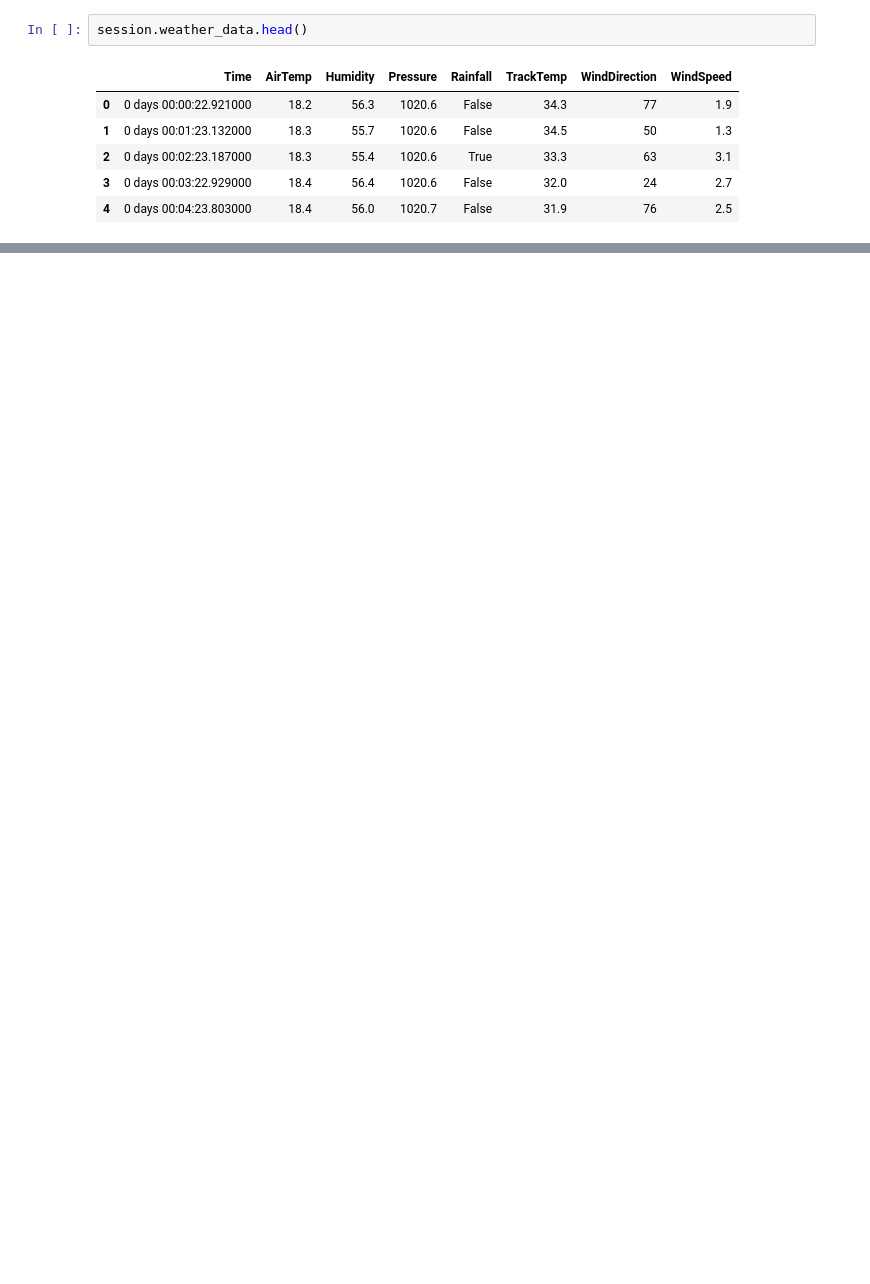
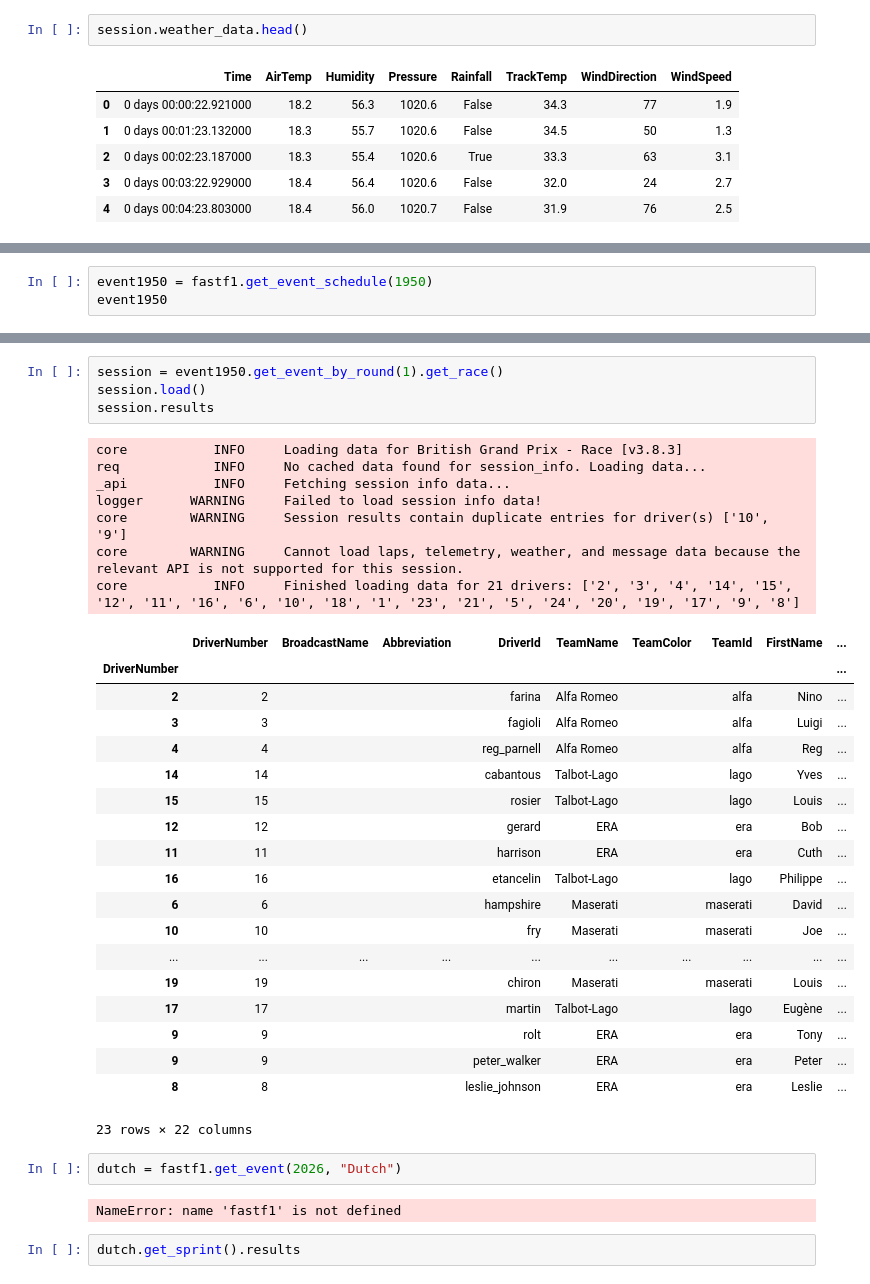
Before and after one commit to LukasBrookfield/f1-strategy-engine, a Jupyter notebook: notebooks/01_fastf1_test.ipynb, the cells around one changed output, grey strips where cells are left out. Drawn from its saved outputs; the diff is of its cells as text; blank space fills up the shorter version.

```diff
--- a/notebooks/01_fastf1_test.ipynb
+++ b/notebooks/01_fastf1_test.ipynb
@@ -75,0 +117,3 @@ session.weather_data.head()
+# %%
+event1950 = fastf1.get_event_schedule(1950)
+event1950
@@ -75,0 +130,37 @@ session.weather_data.head()
+# %%
+session = event1950.get_event_by_round(1).get_race()
+session.load()
+session.results
+# %% [output]
+core           INFO     Loading data for British Grand Prix - Race [v3.8.3]
+req            INFO     No cached data found for session_info. Loading data...
+_api           INFO     Fetching session info data...
+logger      WARNING     Failed to load session info data!
+core        WARNING     Session results contain duplicate entries for driver(s) ['10', '9']
+core        WARNING     Cannot load laps, telemetry, weather, and message data because the relevant API is not supported for this session.
+core           INFO     Finished loading data for 21 drivers: ['2', '3', '4', '14', '15', '12', '11', '16', '6', '10', '18', '1', '23', '21', '5', '24', '20', '19', '17', '9', '8']
+|  | DriverNumber | BroadcastName | Abbreviation | DriverId | TeamName | TeamColor | TeamId | FirstName | ... |
+| DriverNumber |  |  |  |  |  |  |  |  | ... |
+| 2 | 2 |  |  | farina | Alfa Romeo |  | alfa | Nino | ... |
+| 3 | 3 |  |  | fagioli | Alfa Romeo |  | alfa | Luigi | ... |
+| 4 | 4 |  |  | reg_parnell | Alfa Romeo |  | alfa | Reg | ... |
+| 14 | 14 |  |  | cabantous | Talbot-Lago |  | lago | Yves | ... |
+| 15 | 15 |  |  | rosier | Talbot-Lago |  | lago | Louis | ... |
+| 12 | 12 |  |  | gerard | ERA |  | era | Bob | ... |
+| 11 | 11 |  |  | harrison | ERA |  | era | Cuth | ... |
+| 16 | 16 |  |  | etancelin | Talbot-Lago |  | lago | Philippe | ... |
+| 6 | 6 |  |  | hampshire | Maserati |  | maserati | David | ... |
+| 10 | 10 |  |  | fry | Maserati |  | maserati | Joe | ... |
+| ... | ... | ... | ... | ... | ... | ... | ... | ... | ... |
+| 19 | 19 |  |  | chiron | Maserati |  | maserati | Louis | ... |
+| 17 | 17 |  |  | martin | Talbot-Lago |  | lago | Eugène | ... |
+| 9 | 9 |  |  | rolt | ERA |  | era | Tony | ... |
+| 9 | 9 |  |  | peter_walker | ERA |  | era | Peter | ... |
+| 8 | 8 |  |  | leslie_johnson | ERA |  | era | Leslie | ... |
+23 rows × 22 columns
+# %%
+dutch = fastf1.get_event(2026, "Dutch")
+# %% [output]
+NameError: name 'fastf1' is not defined
+# %%
+dutch.get_sprint().results
```
Also changed, not shown: parts of 5 cells of this notebook, 14 other files.
